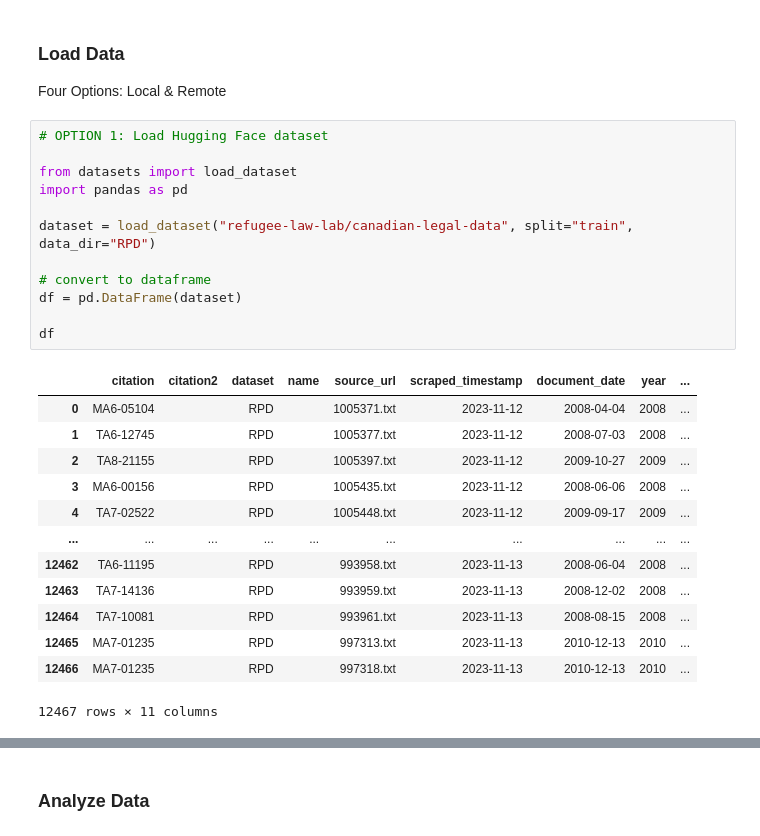
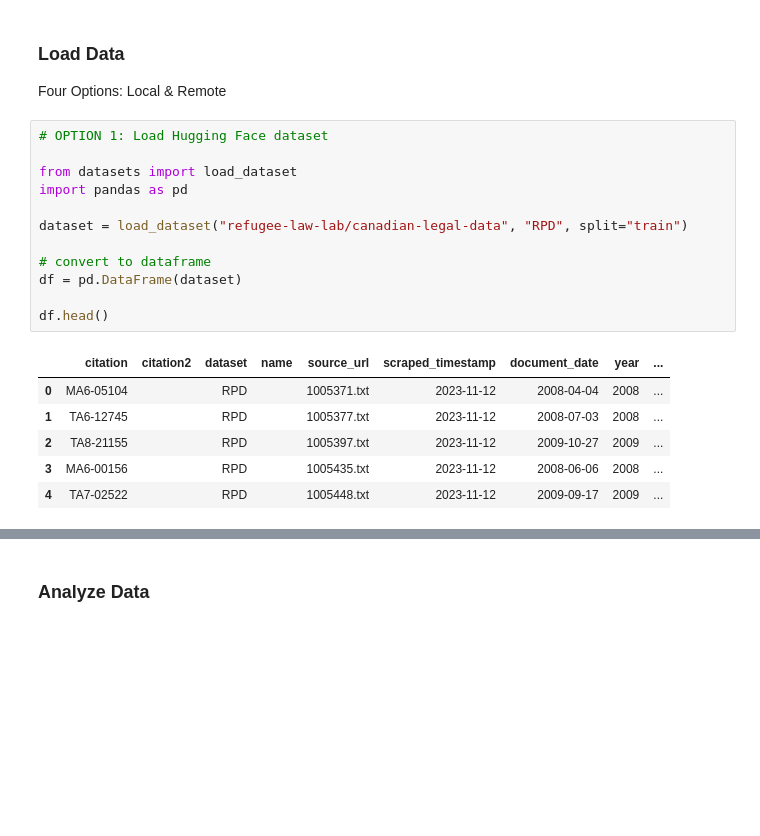
Before and after one commit to Refugee-Law-Lab/rpd_bulk_data, a Jupyter notebook: load_and_analyze_rpd_cases.ipynb, the cells around one changed output, grey strips where cells are left out. Cells and saved outputs as stored; diff of their text form; blank space fills up the shorter version.

```diff
--- a/load_and_analyze_rpd_cases.ipynb
+++ b/load_and_analyze_rpd_cases.ipynb
@@ -50,29 +50,22 @@ Four Options: Local & Remote
 # %%
 # OPTION 1: Load Hugging Face dataset
 
 from datasets import load_dataset
 import pandas as pd
 
-dataset = load_dataset("refugee-law-lab/canadian-legal-data", split="train", data_dir="RPD")
+dataset = load_dataset("refugee-law-lab/canadian-legal-data", "RPD", split="train")
 
 # convert to dataframe
 df = pd.DataFrame(dataset)
 
-df
+df.head()
 # %% [output]
 |  | citation | citation2 | dataset | name | source_url | scraped_timestamp | document_date | year | ... |
 | 0 | MA6-05104 |  | RPD |  | 1005371.txt | 2023-11-12 | 2008-04-04 | 2008 | ... |
 | 1 | TA6-12745 |  | RPD |  | 1005377.txt | 2023-11-12 | 2008-07-03 | 2008 | ... |
 | 2 | TA8-21155 |  | RPD |  | 1005397.txt | 2023-11-12 | 2009-10-27 | 2009 | ... |
 | 3 | MA6-00156 |  | RPD |  | 1005435.txt | 2023-11-12 | 2008-06-06 | 2008 | ... |
 | 4 | TA7-02522 |  | RPD |  | 1005448.txt | 2023-11-12 | 2009-09-17 | 2009 | ... |
-| ... | ... | ... | ... | ... | ... | ... | ... | ... | ... |
-| 12462 | TA6-11195 |  | RPD |  | 993958.txt | 2023-11-13 | 2008-06-04 | 2008 | ... |
-| 12463 | TA7-14136 |  | RPD |  | 993959.txt | 2023-11-13 | 2008-12-02 | 2008 | ... |
-| 12464 | TA7-10081 |  | RPD |  | 993961.txt | 2023-11-13 | 2008-08-15 | 2008 | ... |
-| 12465 | MA7-01235 |  | RPD |  | 997313.txt | 2023-11-13 | 2010-12-13 | 2010 | ... |
-| 12466 | MA7-01235 |  | RPD |  | 997318.txt | 2023-11-13 | 2010-12-13 | 2010 | ... |
-12467 rows × 11 columns
 # %%
 # OPTION 2: Load parquet data remotely from Huggingface without cloning repo
 import pandas as pd
```
Also changed, not shown: parts of 4 cells of this notebook.
